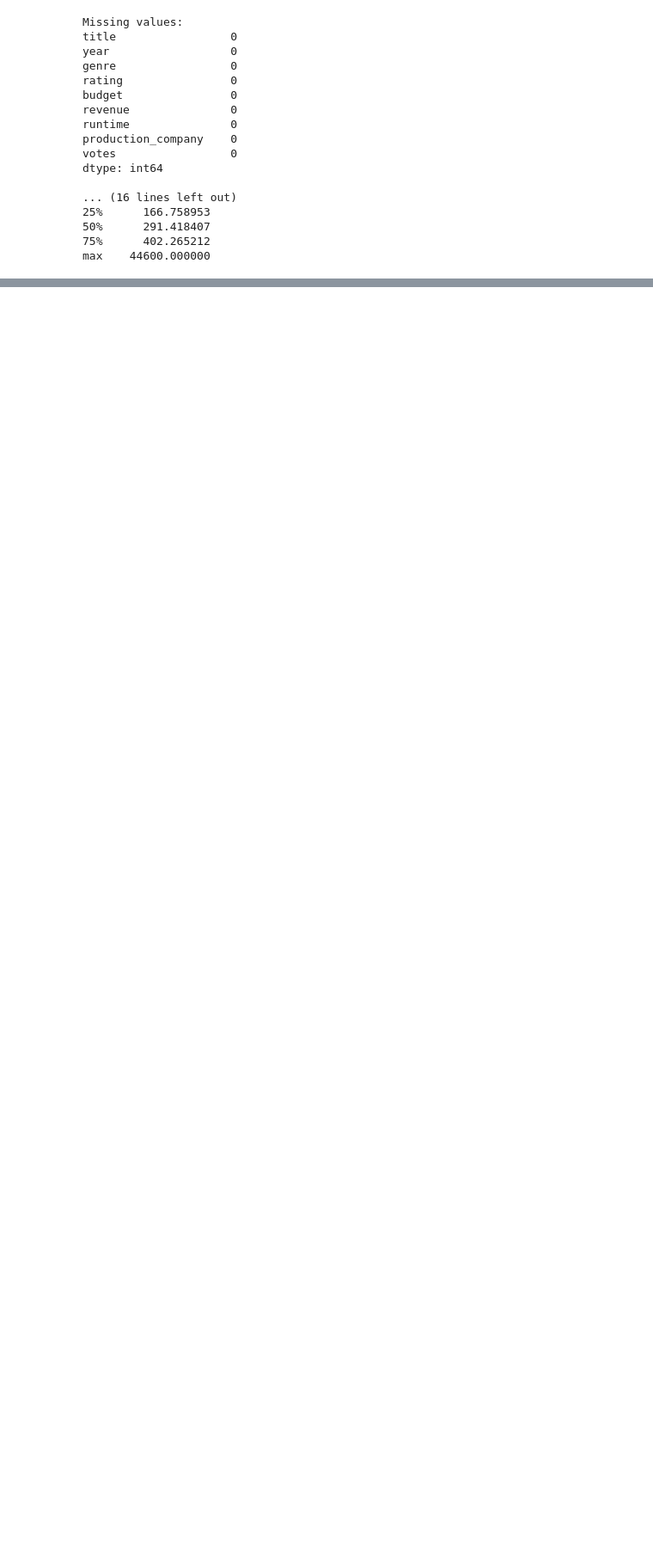
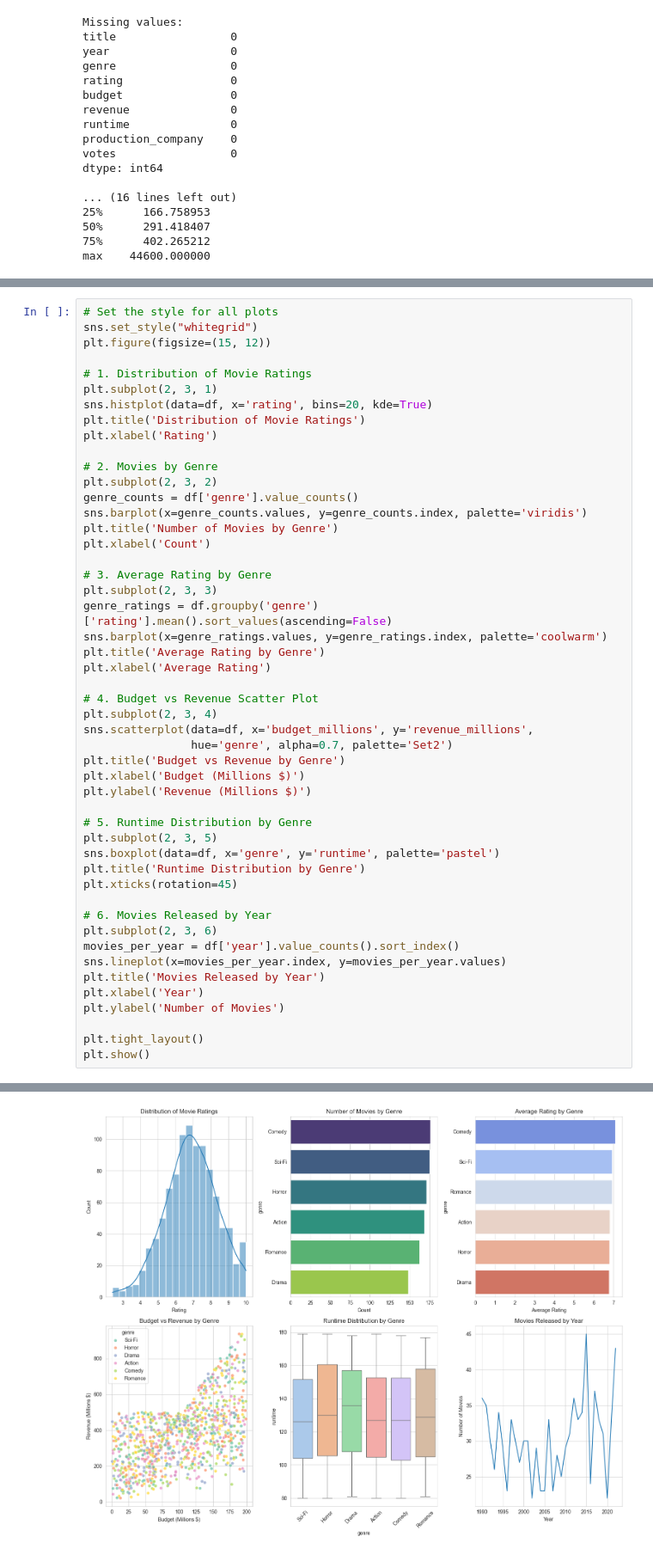
Before and after one commit to Emmanuel-km/Code-Explanation-Notes, a Jupyter notebook: Day51.to.53_ExploringDataScience.ipynb, the cells around one changed output, grey strips where cells are left out. Shown: that part at 86% size. Cells and saved outputs as stored; diff of their text form; blank space fills up the shorter version.

Commit message:
pretty good visualization with seaborn

```diff
--- a/Day51.to.53_ExploringDataScience.ipynb
+++ b/Day51.to.53_ExploringDataScience.ipynb
@@ -103,0 +106,50 @@ max    44600.000000
+# %%
+# Set the style for all plots
+sns.set_style("whitegrid")
+plt.figure(figsize=(15, 12))
+
+# 1. Distribution of Movie Ratings
+plt.subplot(2, 3, 1)
+sns.histplot(data=df, x='rating', bins=20, kde=True)
+plt.title('Distribution of Movie Ratings')
+plt.xlabel('Rating')
+
+# 2. Movies by Genre
+plt.subplot(2, 3, 2)
+genre_counts = df['genre'].value_counts()
+sns.barplot(x=genre_counts.values, y=genre_counts.index, palette='viridis')
+plt.title('Number of Movies by Genre')
+plt.xlabel('Count')
+
+# 3. Average Rating by Genre
+plt.subplot(2, 3, 3)
+genre_ratings = df.groupby('genre')['rating'].mean().sort_values(ascending=False)
+sns.barplot(x=genre_ratings.values, y=genre_ratings.index, palette='coolwarm')
+plt.title('Average Rating by Genre')
+plt.xlabel('Average Rating')
+
+# 4. Budget vs Revenue Scatter Plot
+plt.subplot(2, 3, 4)
+sns.scatterplot(data=df, x='budget_millions', y='revenue_millions',
+                hue='genre', alpha=0.7, palette='Set2')
+plt.title('Budget vs Revenue by Genre')
+plt.xlabel('Budget (Millions $)')
+plt.ylabel('Revenue (Millions $)')
+
+# 5. Runtime Distribution by Genre
+plt.subplot(2, 3, 5)
+sns.boxplot(data=df, x='genre', y='runtime', palette='pastel')
+plt.title('Runtime Distribution by Genre')
+plt.xticks(rotation=45)
+
+# 6. Movies Released by Year
+plt.subplot(2, 3, 6)
+movies_per_year = df['year'].value_counts().sort_index()
+sns.lineplot(x=movies_per_year.index, y=movies_per_year.values)
+plt.title('Movies Released by Year')
+plt.xlabel('Year')
+plt.ylabel('Number of Movies')
+
+plt.tight_layout()
+plt.show()
+# %% [output]
@@ -103,0 +167 @@ max    44600.000000
+[figure, added]
```
Also changed, not shown: parts of 2 cells of this notebook.
